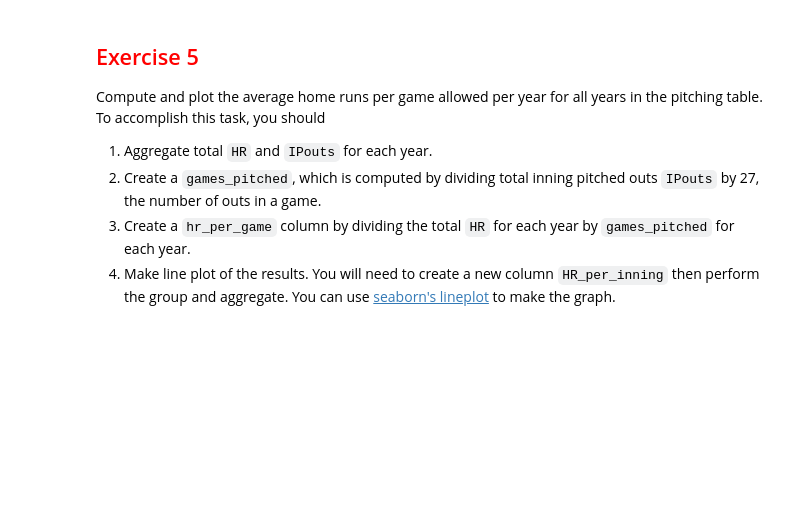
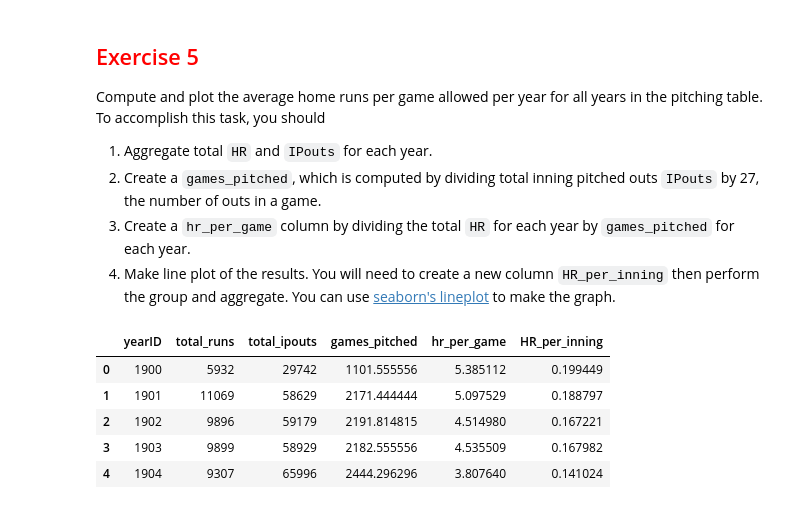
Before and after one commit to ColeBerning35/module2_intro_to_pandas, a Jupyter notebook: 2_6_aggregation.ipynb, the cells around one changed output. Saved outputs shown, nothing was run; the diff lists cells and outputs as text; code cells hidden in the pictures; blank space fills up the shorter version.

```diff
--- a/2_6_aggregation.ipynb
+++ b/2_6_aggregation.ipynb
@@ -320,0 +319,20 @@ Compute and plot the average home runs per game allowed per year for all years i
+# %%
+# Your refactored code here
+hr_per_game_per_year = (pitching
+                     >> select(X.IPouts, X.yearID, X.R)
+                     >> filter_by((X.yearID >= 1900) & (X.yearID < 1940))
+                     >> group_by(X.yearID)
+                     >> summarize(total_runs = X.R.sum(),
+                                  total_ipouts = X.IPouts.sum())
+                     >> mutate(games_pitched = X.total_ipouts/27)
+                     >> mutate(hr_per_game = X.total_runs/X.games_pitched)
+                     >> mutate(HR_per_inning = X.total_runs/X.total_ipouts)
+                    )
+hr_per_game_per_year.head()
+# %% [output]
+|  | yearID | total_runs | total_ipouts | games_pitched | hr_per_game | HR_per_inning |
+| 0 | 1900 | 5932 | 29742 | 1101.555556 | 5.385112 | 0.199449 |
+| 1 | 1901 | 11069 | 58629 | 2171.444444 | 5.097529 | 0.188797 |
+| 2 | 1902 | 9896 | 59179 | 2191.814815 | 4.514980 | 0.167221 |
+| 3 | 1903 | 9899 | 58929 | 2182.555556 | 4.535509 | 0.167982 |
+| 4 | 1904 | 9307 | 65996 | 2444.296296 | 3.807640 | 0.141024 |
```
Also changed, not shown: parts of 3 cells of this notebook.
